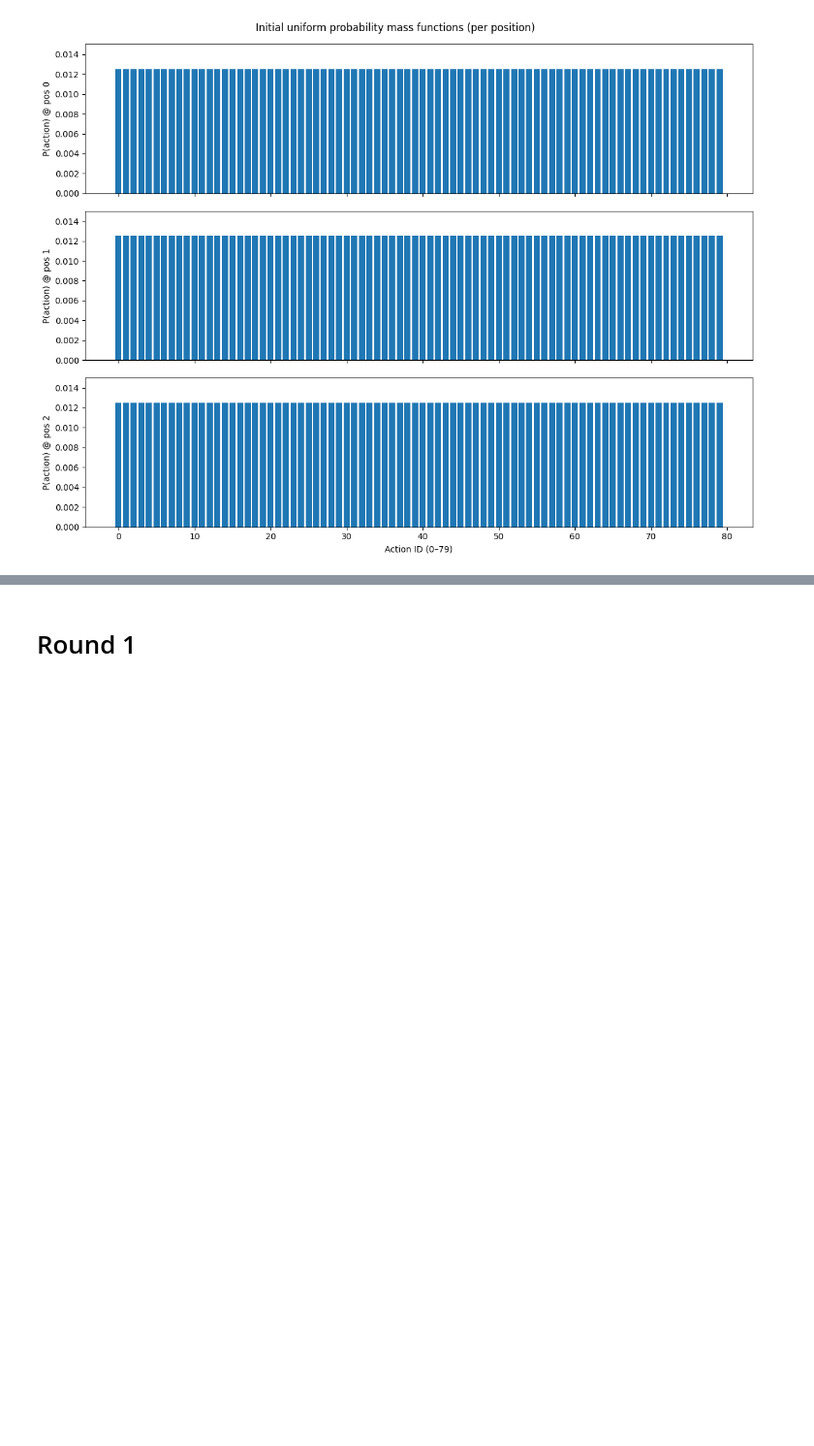
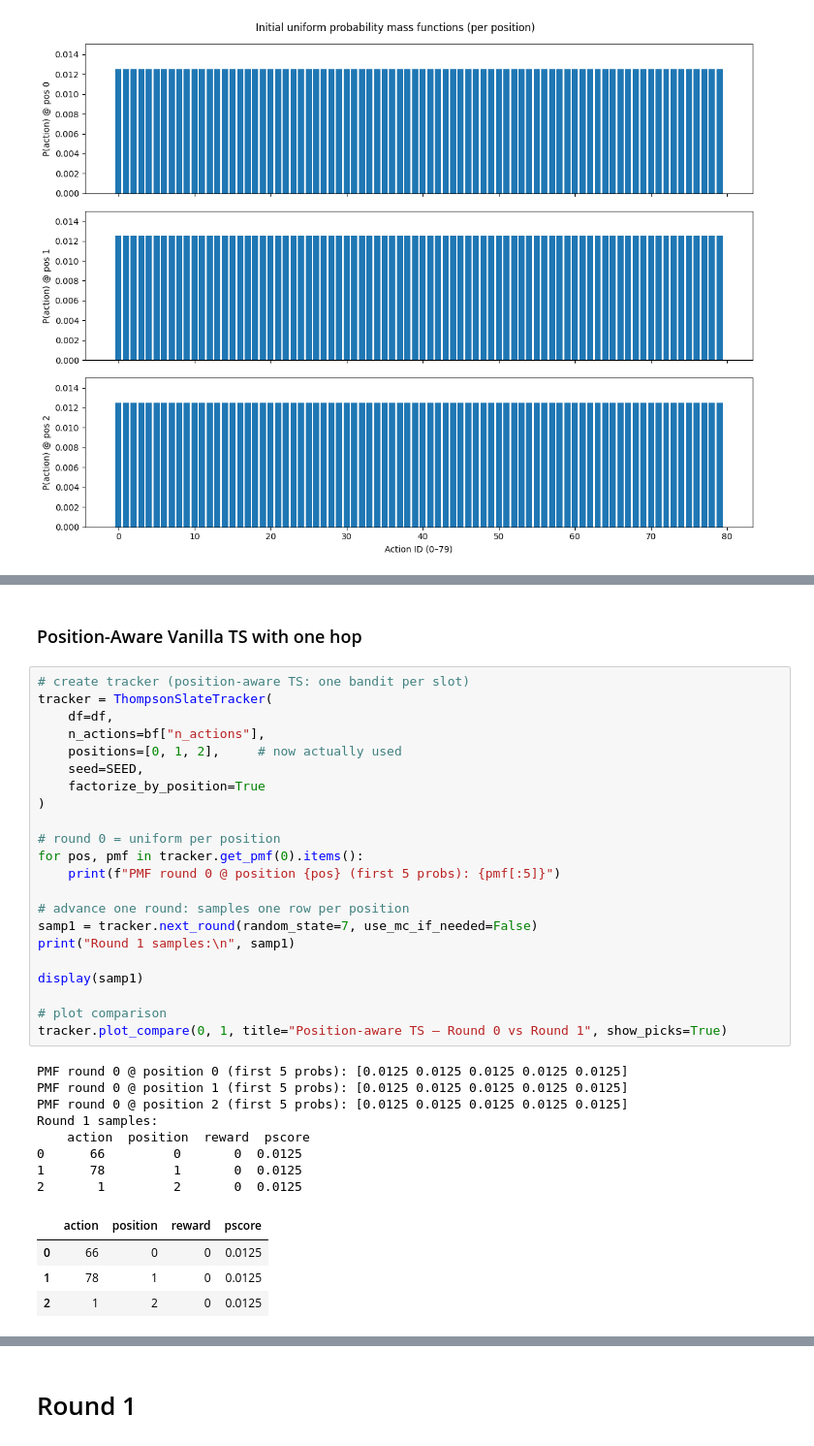
Before and after one commit to armandordorica/OBP_Replication, a Jupyter notebook: notebooks/bandit.ipynb, the cells around one changed output, grey strips where cells are left out. Shown: that part at 97% size. Cells and saved outputs as stored; diff of their text form; blank space fills up the shorter version.

```diff
--- a/notebooks/bandit.ipynb
+++ b/notebooks/bandit.ipynb
@@ -462,0 +630,37 @@ fig = plot_position_pmfs(pmfs, title="Initial uniform probability mass functions
+# %% [markdown]
+### Position-Aware Vanilla TS with one hop
+# %%
+# create tracker (position-aware TS: one bandit per slot)
+tracker = ThompsonSlateTracker(
+    df=df,
+    n_actions=bf["n_actions"],
+    positions=[0, 1, 2],     # now actually used
+    seed=SEED,
+    factorize_by_position=True
+)
+
+# round 0 = uniform per position
+for pos, pmf in tracker.get_pmf(0).items():
+    print(f"PMF round 0 @ position {pos} (first 5 probs): {pmf[:5]}")
+
+# advance one round: samples one row per position
+samp1 = tracker.next_round(random_state=7, use_mc_if_needed=False)
+print("Round 1 samples:\n", samp1)
+
+display(samp1)
+
+# plot comparison
+tracker.plot_compare(0, 1, title="Position-aware TS — Round 0 vs Round 1", show_picks=True)
+# %% [output]
+PMF round 0 @ position 0 (first 5 probs): [0.0125 0.0125 0.0125 0.0125 0.0125]
+PMF round 0 @ position 1 (first 5 probs): [0.0125 0.0125 0.0125 0.0125 0.0125]
+PMF round 0 @ position 2 (first 5 probs): [0.0125 0.0125 0.0125 0.0125 0.0125]
+Round 1 samples:
+    action  position  reward  pscore
+0      66         0       0  0.0125
+1      78         1       0  0.0125
+2       1         2       0  0.0125
+|  | action | position | reward | pscore |
+| 0 | 66 | 0 | 0 | 0.0125 |
+| 1 | 78 | 1 | 0 | 0.0125 |
+| 2 | 1 | 2 | 0 | 0.0125 |
```
Also changed, not shown: parts of 24 cells of this notebook.
